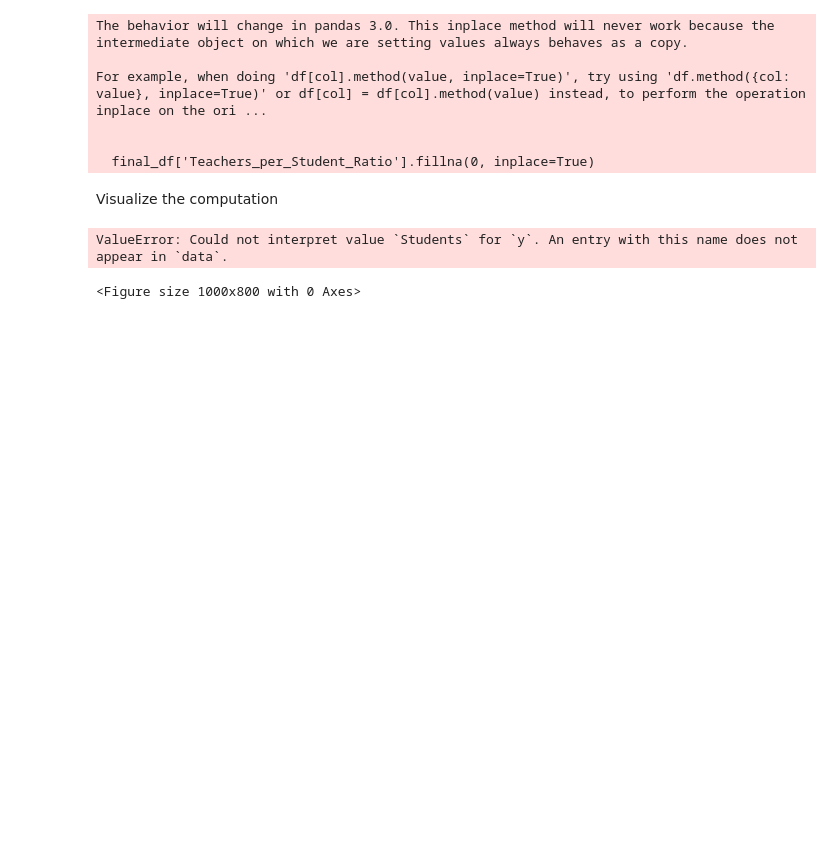
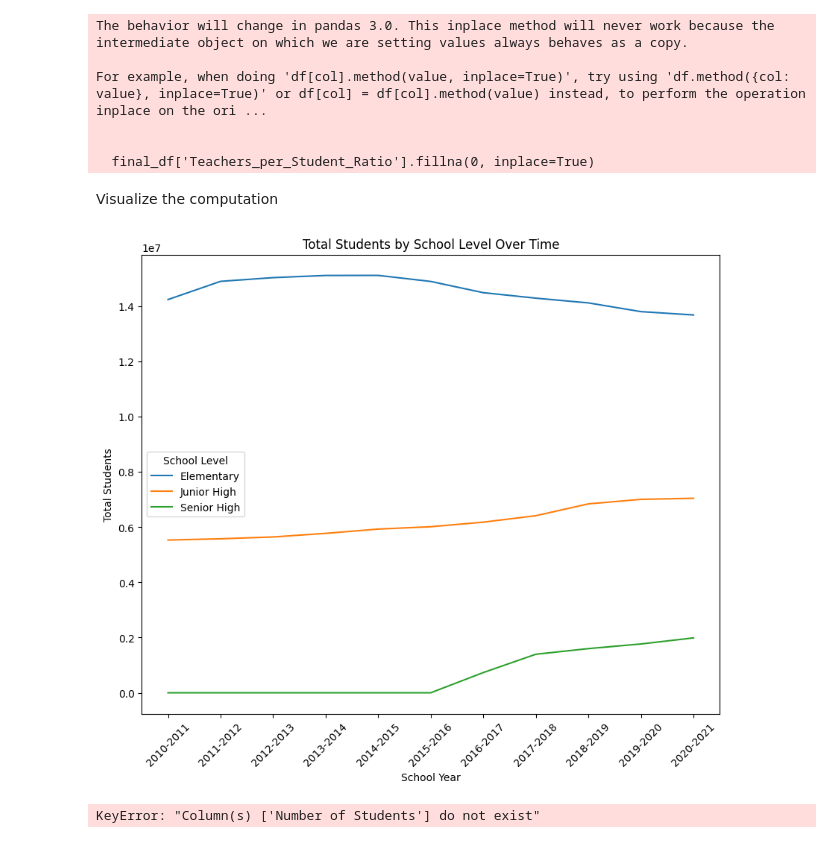
Before and after one commit to wandamoosejaw/growth-trend-analysis-publicschools-PH, a Jupyter notebook: Growth_Trend_Analysis_Philippine_Public_School_Teachers_and_Students.ipynb, the cells around one changed output. Cells and saved outputs as stored; diff of their text form; code cells hidden in the pictures; blank space fills up the shorter version.

```diff
--- a/Growth_Trend_Analysis_Philippine_Public_School_Teachers_and_Students.ipynb
+++ b/Growth_Trend_Analysis_Philippine_Public_School_Teachers_and_Students.ipynb
@@ -381,8 +406,41 @@ For example, when doing 'df[col].method(value, inplace=True)', try using 'df.met
 # %% [markdown]
 Visualize the computation
 # %%
+# Now, create the line plot
 plt.figure(figsize=(10,8))
-sns.lineplot(data=summary_df, x='School Year', y='Students', hue='School Level')
+sns.lineplot(data=summary_df, x='School Year', y='Total_Students', hue='School Level')
+plt.title('Total Students by School Level Over Time')
+plt.ylabel('Total Students')
+plt.xticks(rotation=45)
+plt.show()
 # %% [output]
-ValueError: Could not interpret value `Students` for `y`. An entry with this name does not appear in `data`.
-<Figure size 1000x800 with 0 Axes>
+[figure, added]
+# %%
+# Aggregate your data to get the summary
+summary_df = final_df.groupby(['School Year', 'School Level']).agg(
+    Total_Students=('Number of Students', 'sum'),
+    Total_Teachers=('Number of Teachers', 'sum')
+).reset_index()
+
+# Calculate the overall ratio
+summary_df['Overall_Ratio'] = summary_df['Total_Teachers'] / summary_df['Total_Students']
+
+# Now, create two separate plots
+
+# Plot 1: Total Student Population Growth
+plt.figure(figsize=(10, 6))
+sns.lineplot(data=summary_df, x='School Year', y='Total_Students', hue='School Level')
+plt.title('Total Students by School Level Over Time')
+plt.ylabel('Total Students')
+plt.xticks(rotation=45)
+plt.show()
+
+# Plot 2: Ratio Trend
+plt.figure(figsize=(10, 6))
+sns.lineplot(data=summary_df, x='School Year', y='Overall_Ratio', hue='School Level')
+plt.title('Teacher-Student Ratio by School Level Over Time')
+plt.ylabel('Teachers per Student')
+plt.xticks(rotation=45)
+plt.show()
+# %% [output]
+KeyError: "Column(s) ['Number of Students'] do not exist"
```
Also changed, not shown: parts of 10 cells of this notebook.
